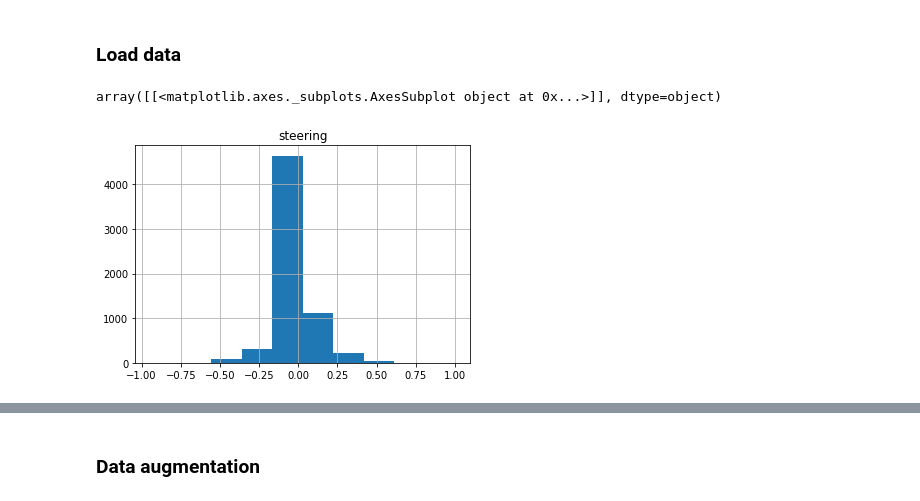
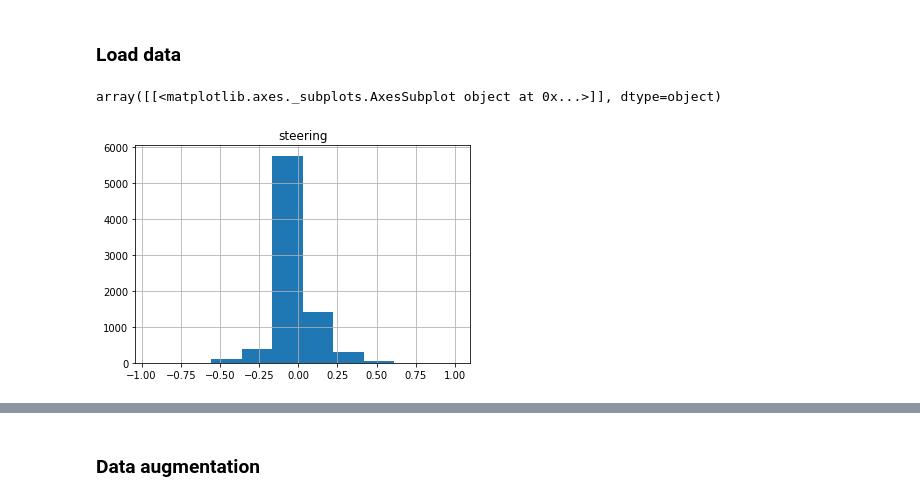
Before and after one commit to husams/Behavioral-Cloning, a Jupyter notebook: nvida.ipynb, the cells around one changed output, grey strips where cells are left out. Cells and saved outputs as stored; diff of their text form; code cells hidden in the pictures.

```diff
--- a/nvida.ipynb
+++ b/nvida.ipynb
@@ -39,10 +37,10 @@ validation_samples, test_samples = train_test_split(test_samples, test_size=0.1)
 # %% [markdown]
 ### Load data
 # %%
-train_samples.hist(column='steering')
+data.hist(column='steering')
 # %% [output]
 array([[<matplotlib.axes._subplots.AxesSubplot object at 0x...>]], dtype=object)
-[figure, old version]
+[figure, new version]
 # %%
 print(train_samples[train_samples.steering != 0].shape)
 print(train_samples[train_samples.steering  > 0.1].shape)
```
Also changed, not shown: parts of 12 cells of this notebook, 3 other files.
